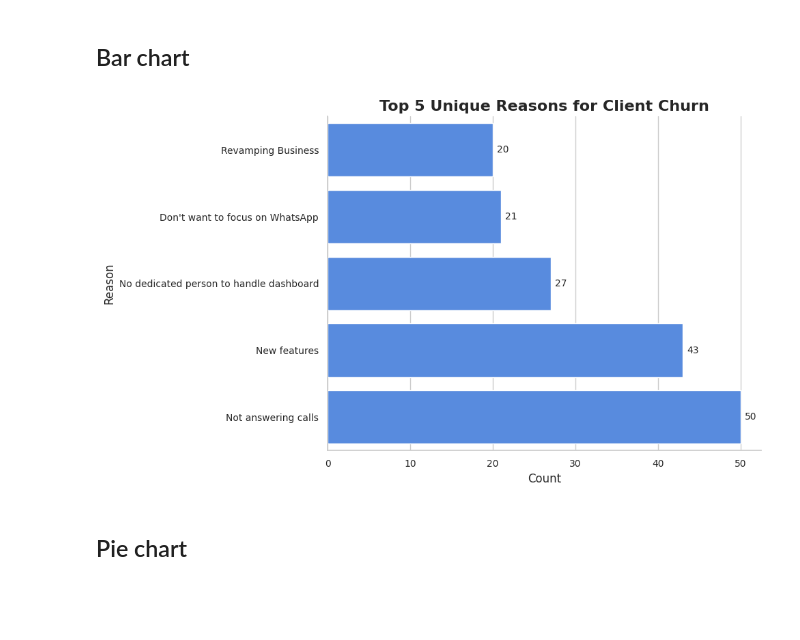
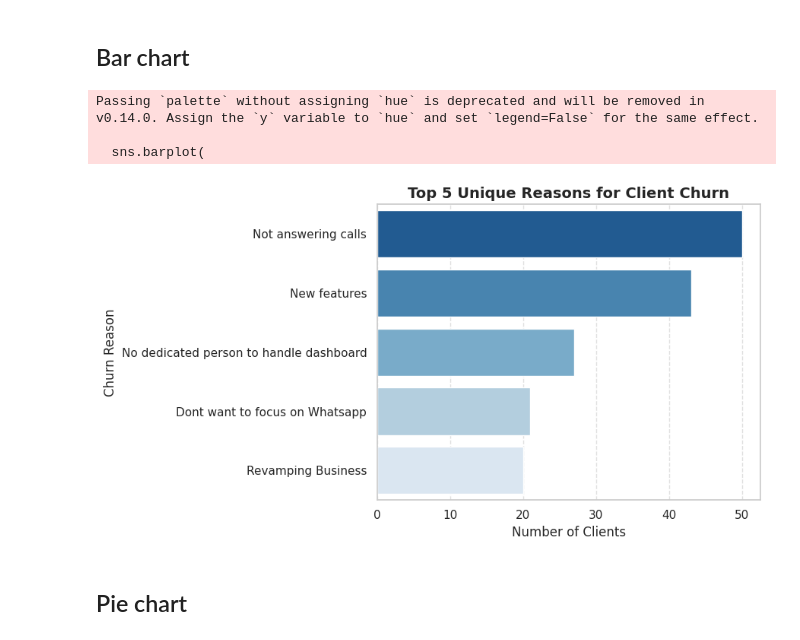
Before and after one commit to roshasjohnson/Client_Analysis, a Jupyter notebook: analysis.ipynb, the cells around one changed output. Saved outputs shown, nothing was run; the diff lists cells and outputs as text; code cells hidden in the pictures; blank space fills up the shorter version.

```diff
--- a/analysis.ipynb
+++ b/analysis.ipynb
@@ -102,39 +102,34 @@ Name: count, dtype: int64
 
 ## Bar chart
 # %%
-# Final sorted DataFrame
-top_df = top_reasons.reset_index()
-top_df.columns = ['reason', 'count']
-top_df['reason'] = top_df['reason'].replace("Dont want to focus on Whatsapp", "Don't want to focus on WhatsApp")
-top_df = top_df.sort_values('count', ascending=True)
+# Recalculate to ensure it's a proper Series
+top_reasons = reasons_flat['reason'].value_counts().head(5)
 
-# Plot
-plt.figure(figsize=(10, 6))
-ax = sns.barplot(
-    data=top_df,
+# Turn into a DataFrame for seaborn compatibility
+top_reasons_df = top_reasons.reset_index()
+top_reasons_df.columns = ['reason', 'count']
+
+# Now plot
+plt.figure(figsize=(9, 5))
+sns.barplot(
+    data=top_reasons_df,
     x='count',
     y='reason',
-    color='#4285F4'  # Google blue
+    palette='Blues_r'
 )
 
-# Add count labels
-for index, value in enumerate(top_df['count']):
-    ax.text(value + 0.5, index, str(value), va='center', fontsize=10)
-
-# Styling
-plt.title("Top 5 Unique Reasons for Client Churn", fontsize=16, weight='bold')
-plt.xlabel("Count", fontsize=12)
-plt.ylabel("Reason", fontsize=12)
-plt.xticks(fontsize=10)
-plt.yticks(fontsize=10)
-sns.despine()
+plt.title("Top 5 Unique Reasons for Client Churn", fontsize=14, weight='bold')
+plt.xlabel("Number of Clients")
+plt.ylabel("Churn Reason")
+plt.grid(axis='x', linestyle='--', alpha=0.6)
 plt.tight_layout()
-
-# Save high-res image
-plt.savefig("top_churn_reasons.png", dpi=300)
+plt.savefig("top5_churn_bar.png", dpi=300)
 plt.show()
 # %% [output]
+Passing `palette` without assigning `hue` is deprecated and will be removed in v0.14.0. Assign the `y` variable to `hue` and set `legend=False` for the same effect.
+
+  sns.barplot(
-[figure, old version]
+[figure, new version]
 # %% [markdown]
 ## Pie chart
 # %%
```
Also changed, not shown: parts of 17 cells of this notebook.
